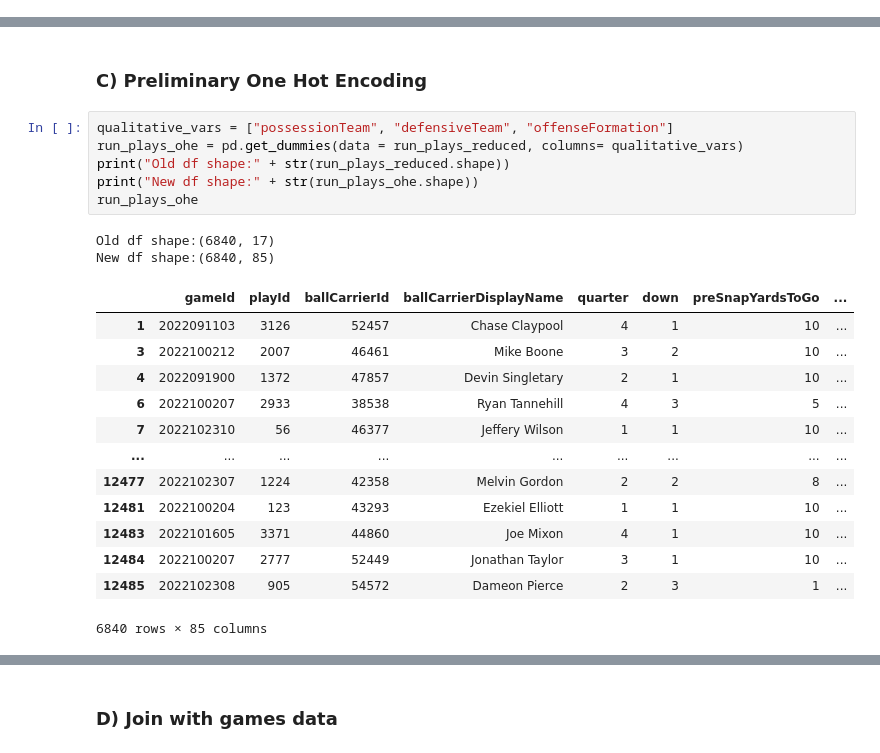
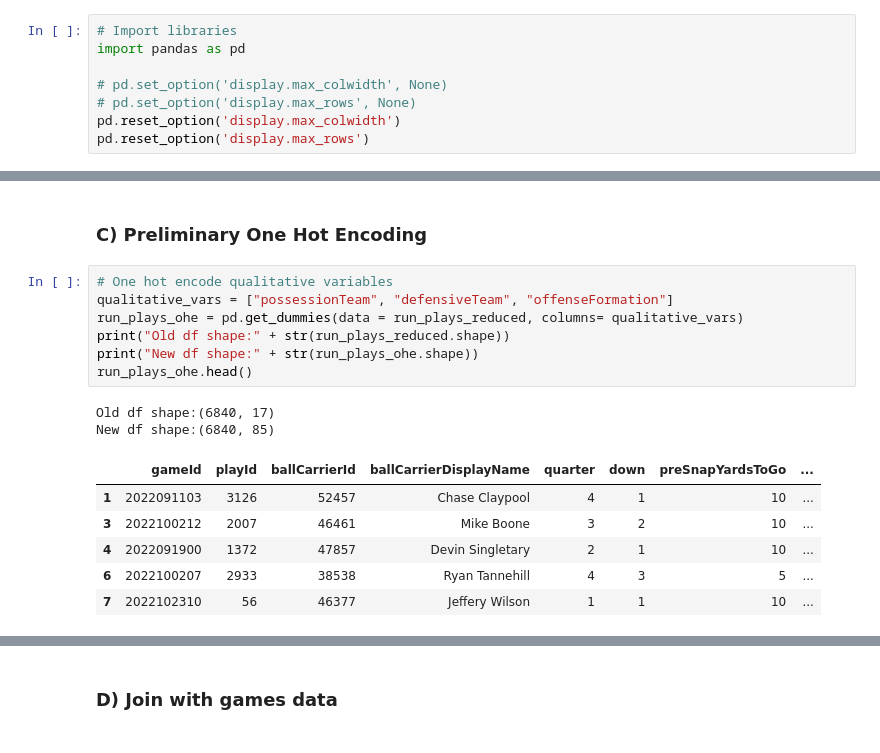
Before and after one commit to Andrew-Koulogeorge/NFL-Big-Data-Bowl, a Jupyter notebook: preprocessing/deep_learning_preprocessing_v1.ipynb, the cells around one changed output, grey strips where cells are left out. Cells and saved outputs as stored; diff of their text form.

```diff
--- a/preprocessing/deep_learning_preprocessing_v1.ipynb
+++ b/preprocessing/deep_learning_preprocessing_v1.ipynb
@@ -8,3 +5,11 @@ import pandas as pd
+# %%
+# Import libraries
+import pandas as pd
+
+# pd.set_option('display.max_colwidth', None)
+# pd.set_option('display.max_rows', None)
+pd.reset_option('display.max_colwidth')
+pd.reset_option('display.max_rows')
 # %%
 # Load data
 games = pd.read_csv("../data/games.csv")
@@ -118,24 +114,18 @@ run_plays_reduced
 # %% [markdown]
 ### C) Preliminary One Hot Encoding
 # %%
+# One hot encode qualitative variables
 qualitative_vars = ["possessionTeam", "defensiveTeam", "offenseFormation"]
 run_plays_ohe = pd.get_dummies(data = run_plays_reduced, columns= qualitative_vars)
 print("Old df shape:" + str(run_plays_reduced.shape))
 print("New df shape:" + str(run_plays_ohe.shape))
-run_plays_ohe
+run_plays_ohe.head()
 # %% [output]
 Old df shape:(6840, 17)
 New df shape:(6840, 85)
 |  | gameId | playId | ballCarrierId | ballCarrierDisplayName | quarter | down | preSnapYardsToGo | ... |
 | 1 | 2022091103 | 3126 | 52457 | Chase Claypool | 4 | 1 | 10 | ... |
 | 3 | 2022100212 | 2007 | 46461 | Mike Boone | 3 | 2 | 10 | ... |
 | 4 | 2022091900 | 1372 | 47857 | Devin Singletary | 2 | 1 | 10 | ... |
 | 6 | 2022100207 | 2933 | 38538 | Ryan Tannehill | 4 | 3 | 5 | ... |
 | 7 | 2022102310 | 56 | 46377 | Jeffery Wilson | 1 | 1 | 10 | ... |
-| ... | ... | ... | ... | ... | ... | ... | ... | ... |
-| 12477 | 2022102307 | 1224 | 42358 | Melvin Gordon | 2 | 2 | 8 | ... |
-| 12481 | 2022100204 | 123 | 43293 | Ezekiel Elliott | 1 | 1 | 10 | ... |
-| 12483 | 2022101605 | 3371 | 44860 | Joe Mixon | 4 | 1 | 10 | ... |
-| 12484 | 2022100207 | 2777 | 52449 | Jonathan Taylor | 3 | 1 | 10 | ... |
-| 12485 | 2022102308 | 905 | 54572 | Dameon Pierce | 2 | 3 | 1 | ... |
-6840 rows × 85 columns
```
Also changed, not shown: parts of 19 cells of this notebook.
